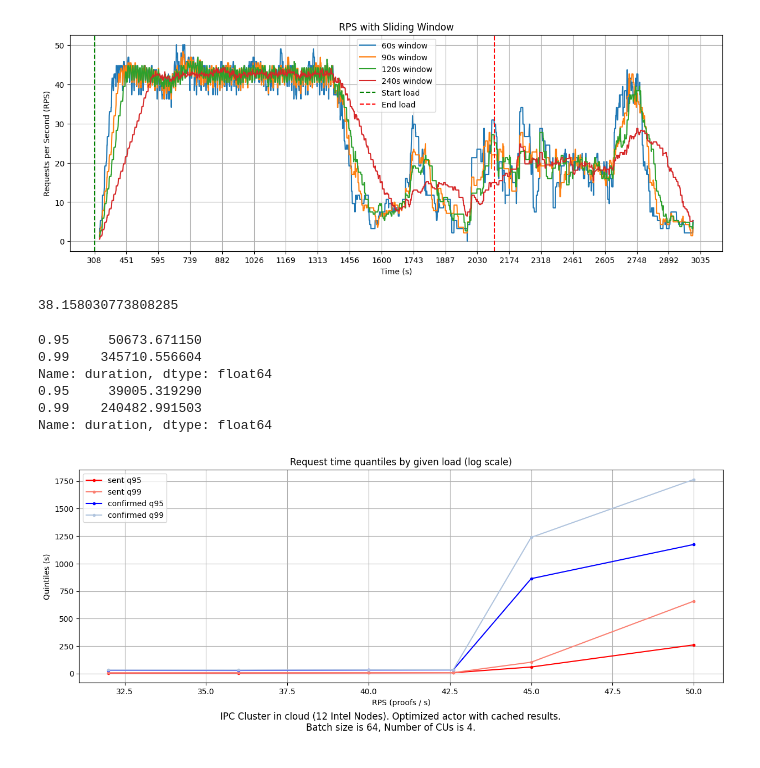
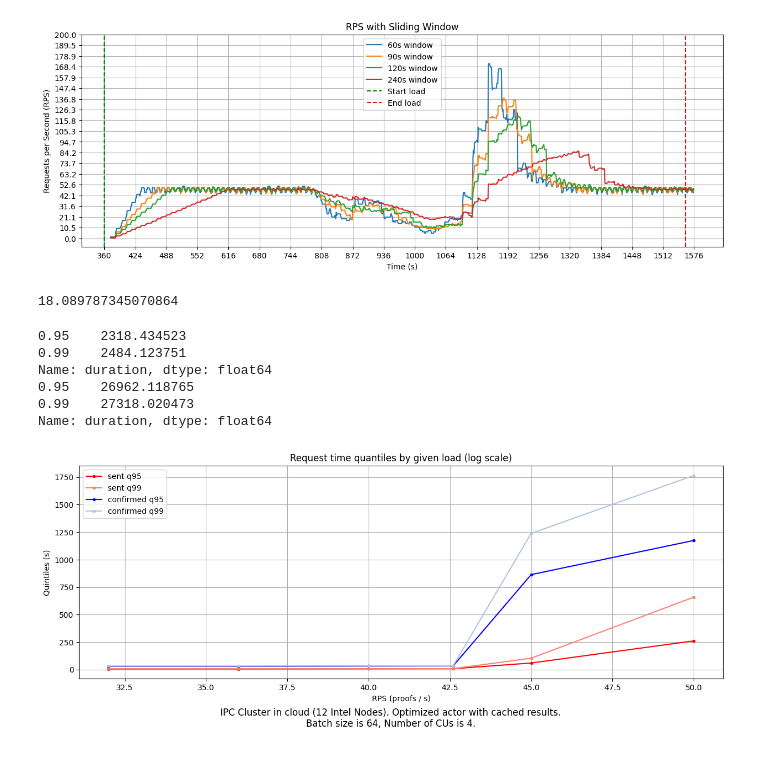
Before and after one commit to fluencelabs/ipc-load-test, a Jupyter notebook: analysis/Analysis.ipynb, the cells around one changed output. Drawn from its saved outputs; the diff is of its cells as text; code cells hidden in the pictures.

```diff
--- a/analysis/Analysis.ipynb
+++ b/analysis/Analysis.ipynb
@@ -27,5 +31,5 @@ send_inteval_from_rps(55)
 # %%
-with open("metrics_cluster_batching_cached_no_cc_64b_12n_4cu_1500si_1.json") as f:
+with open("metrics_cluster_batching_cached_no_cc_96b_12n_8cu_2000si.json") as f:
     raw = json.load(f)
 points = pd.json_normalize(raw)
 points.rename(columns={
@@ -248,47 +242,48 @@ plt.show()
 reqs = confirmed[["end", "size"]].copy()
 reqs["end"] = pd.to_timedelta(reqs["end"], unit="ms")
 reqs = reqs.groupby("end")["size"].sum()
 
 # Resample to 1-second frequency
 resampled = reqs.resample('1s').sum()
 
 def plot_window(window_size):
     FACTOR = 1e9
     rps = resampled.rolling(window=window_size, min_periods=0).sum() / window_size
     plt.plot(rps.index / FACTOR, rps.values, label="{}s window".format(window_size))
 
 plt.figure(figsize=(15, 5))
 # Plot
 plot_window(60)
 plot_window(90)
 plot_window(120)
 plot_window(240)
 
 plt.axvline(start_load / 1000, color="green", label="Start load", ls="--")
 plt.axvline(end_load / 1000, color="red", label="End load", ls="--")
 
 plt.xticks(np.linspace(timings["start"].min() / FACTOR, timings["end"].max() / FACTOR, 20))
+plt.yticks(np.linspace(0, 200, 20))
 plt.xlabel('Time (s)')
 plt.ylabel('Requests per Second (RPS)')
 plt.title('RPS with Sliding Window')
 plt.grid(True)
 plt.legend()
 plt.show()
 # %% [output]
-[figure, old version]
+[figure, new version]
 # %%
 confirmed["size"].sum() / (confirmed["end"].max() - confirmed["start"].min()) * 1000
 # %% [output]
-38.158030773808285
+18.089787345070864
 # %%
 print(success["duration"].quantile([0.95, 0.99]))
 print(confirmed["duration"].quantile([0.95, 0.99]))
 # %% [output]
-0.95     50673.671150
-0.99    345710.556604
+0.95    2318.434523
+0.99    2484.123751
 Name: duration, dtype: float64
-0.95     39005.319290
-0.99    240482.991503
+0.95    26962.118765
+0.99    27318.020473
 Name: duration, dtype: float64
 # %%
 plt.figure(figsize=(15, 5))
```
Also changed, not shown: parts of 13 cells of this notebook, 20 other files.
